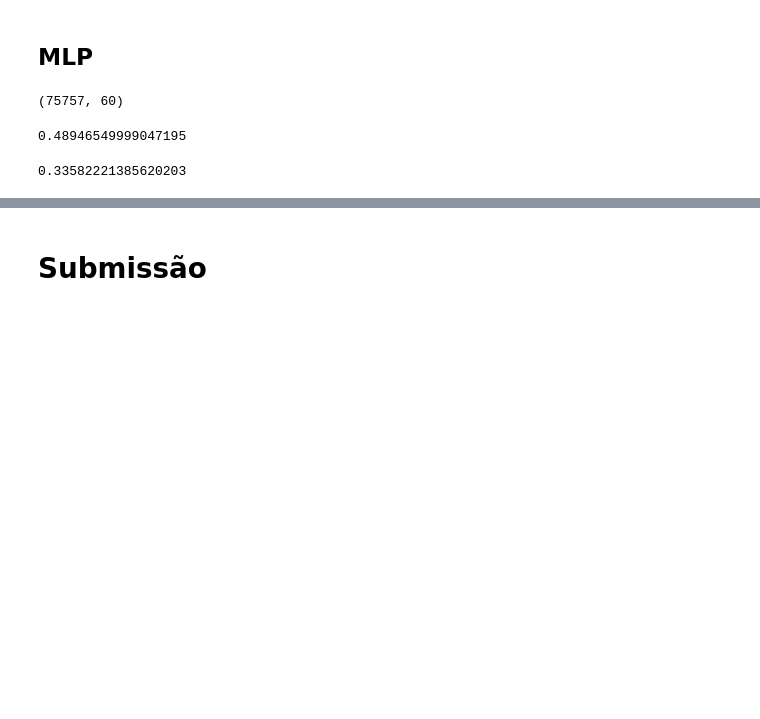
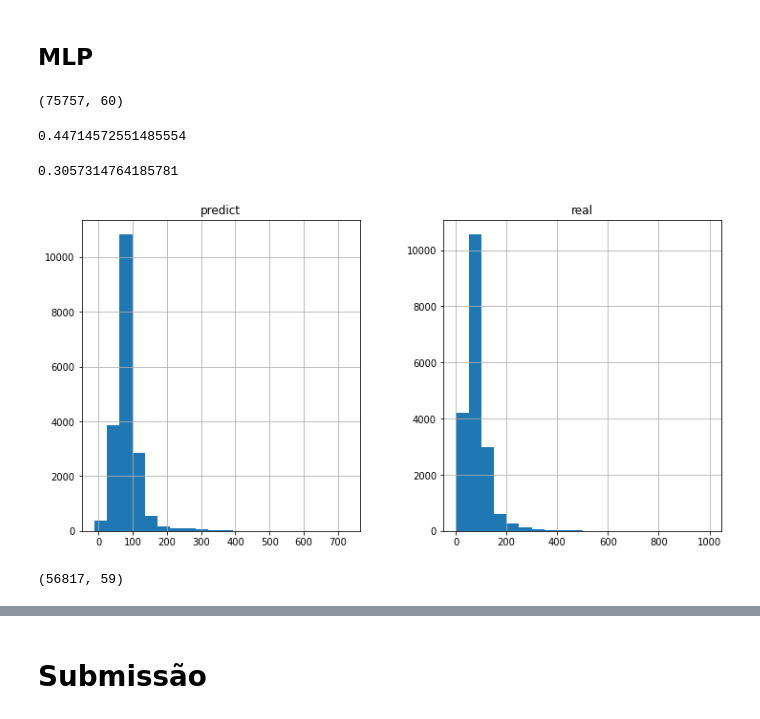
Before and after one commit to luizgonzagasilva/kaggle-wids2022, a Jupyter notebook: EXploracao.ipynb, the cells around one changed output, grey strips where cells are left out. Cells and saved outputs as stored; diff of their text form; code cells hidden in the pictures; blank space fills up the shorter version.

Commit message:
MLPRegressor with hiperparameter 0.18/58.012

```diff
--- a/EXploracao.ipynb
+++ b/EXploracao.ipynb
@@ -324,13 +335,24 @@ X = dataframe_processado.drop(columns=['site_eui']).to_numpy()
 y = dataframe_processado['site_eui'].to_numpy()
 
 X_train, X_test, y_train, y_test = train_test_split(X, y, random_state=1)
-regr = MLPRegressor(hidden_layer_sizes=(60, 26, 13, 7, 3, ), activation='relu', alpha=0.0001, max_iter=500)
+regr = MLPRegressor(hidden_layer_sizes=(59, 30, 15, ), activation='relu', alpha=0.0001, max_iter=5000)
 
 regr.fit(X_train, y_train)
 regr.score(X_train, y_train)
 # %% [output]
-0.48946549999047195
+0.44714572551485554
 # %%
 regr.score(X_test, y_test)
 # %% [output]
-0.33582221385620203
+0.3057314764185781
+# %%
+#_ = pd.DataFrame(list(zip(regr.predict(X), y)), columns=['predict','real']).hist(figsize=[12,6], bins=20)
+
+dict = {'predict': regr.predict(X_test), 'real': y_test}
+_ = pd.DataFrame(dict).hist(figsize=[12,6], bins=20)
+# %% [output]
+[figure, added]
+# %%
+X_train.shape
+# %% [output]
+(56817, 59)
```
Also changed, not shown: parts of 28 cells of this notebook.
